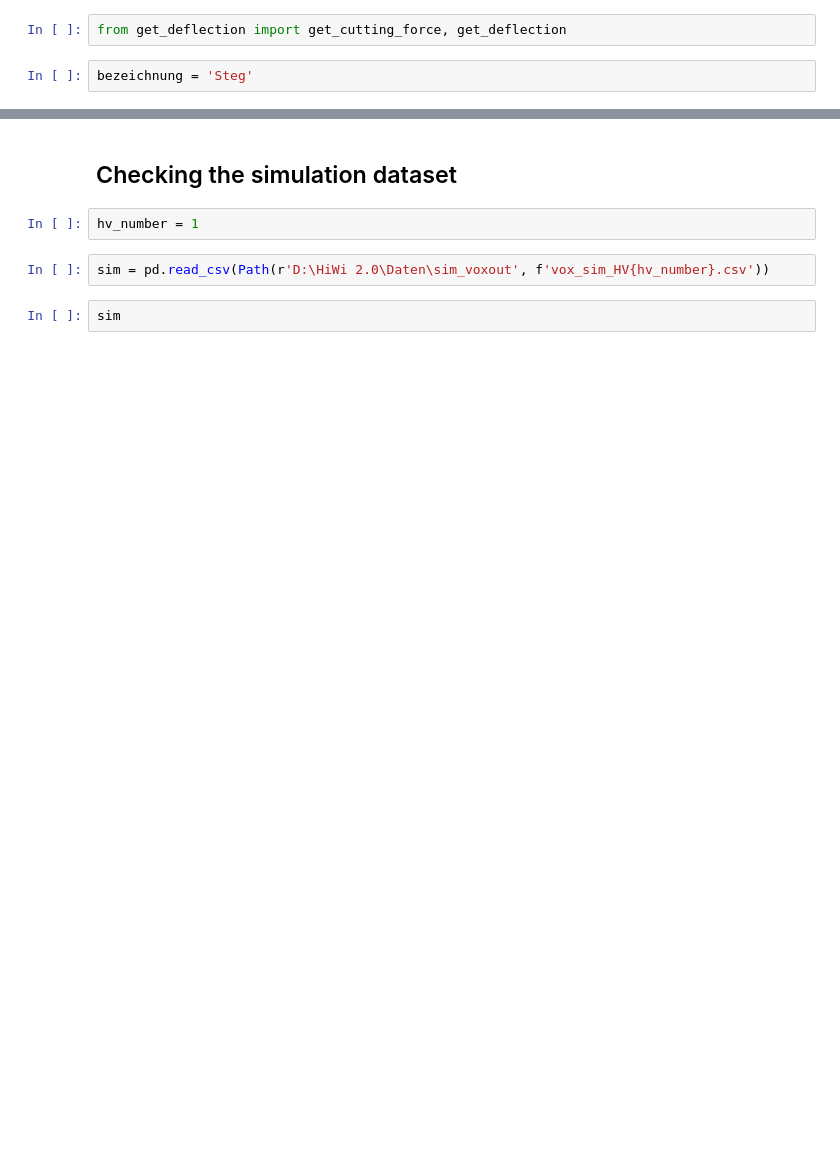
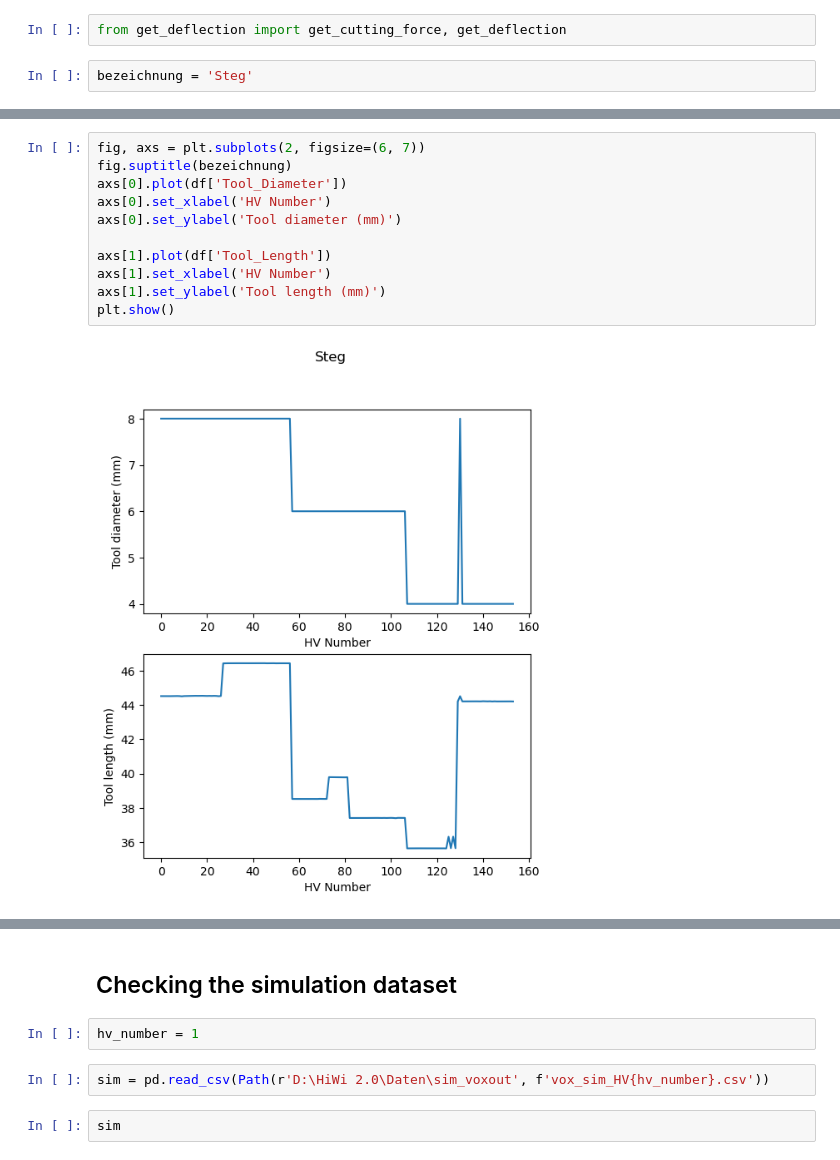
Before and after one commit to Andre-F-B/tool-deflection, a Jupyter notebook: deviation.ipynb, the cells around one changed output, grey strips where cells are left out. Cells and saved outputs as stored; diff of their text form; blank space fills up the shorter version.

```diff
--- a/deviation.ipynb
+++ b/deviation.ipynb
@@ -915,0 +913,13 @@ df['Cutting_force'] = get_cutting_force(torque=df['S1ActTrq'], radius=df['Tool_D
+# %%
+fig, axs = plt.subplots(2, figsize=(6, 7))
+fig.suptitle(bezeichnung)
+axs[0].plot(df['Tool_Diameter'])
+axs[0].set_xlabel('HV Number')
+axs[0].set_ylabel('Tool diameter (mm)')
+
+axs[1].plot(df['Tool_Length'])
+axs[1].set_xlabel('HV Number')
+axs[1].set_ylabel('Tool length (mm)')
+plt.show()
+# %% [output]
+[figure, added]
```
Also changed, not shown: parts of 19 cells of this notebook, 25 other files.
